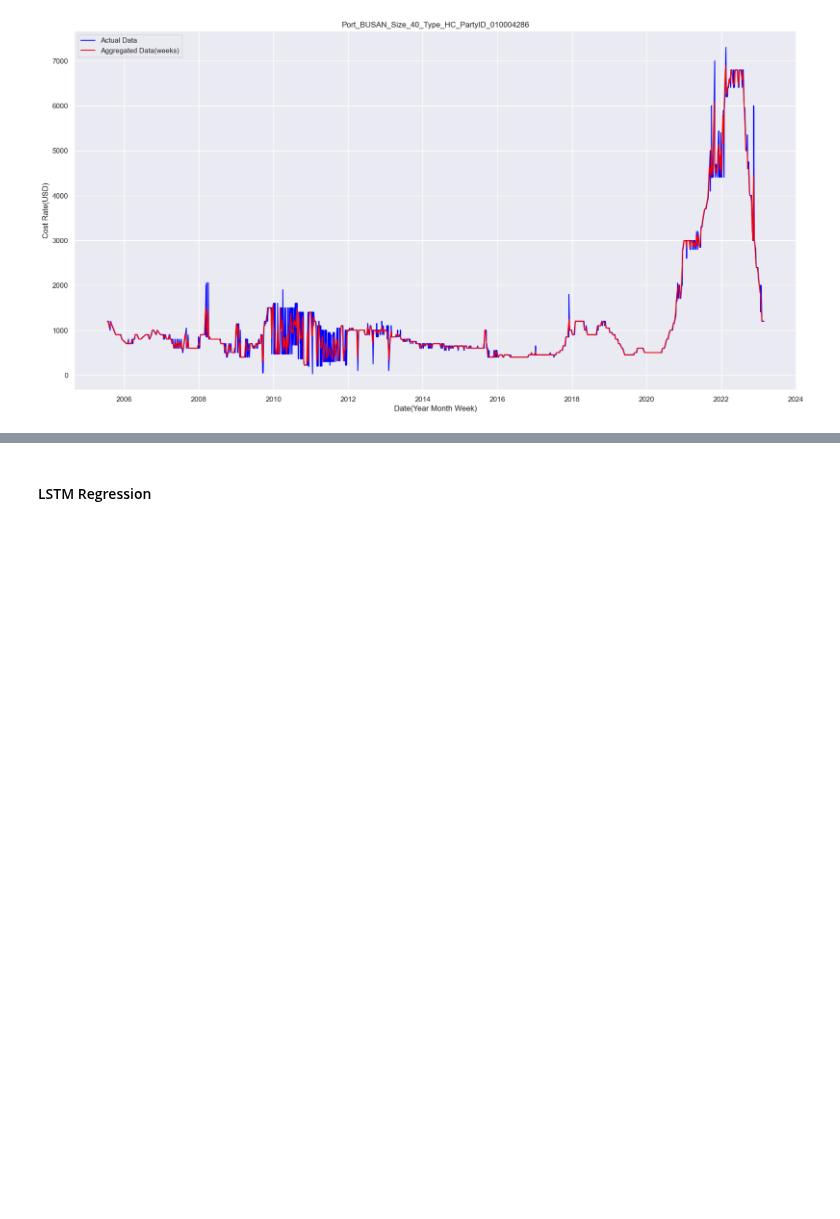
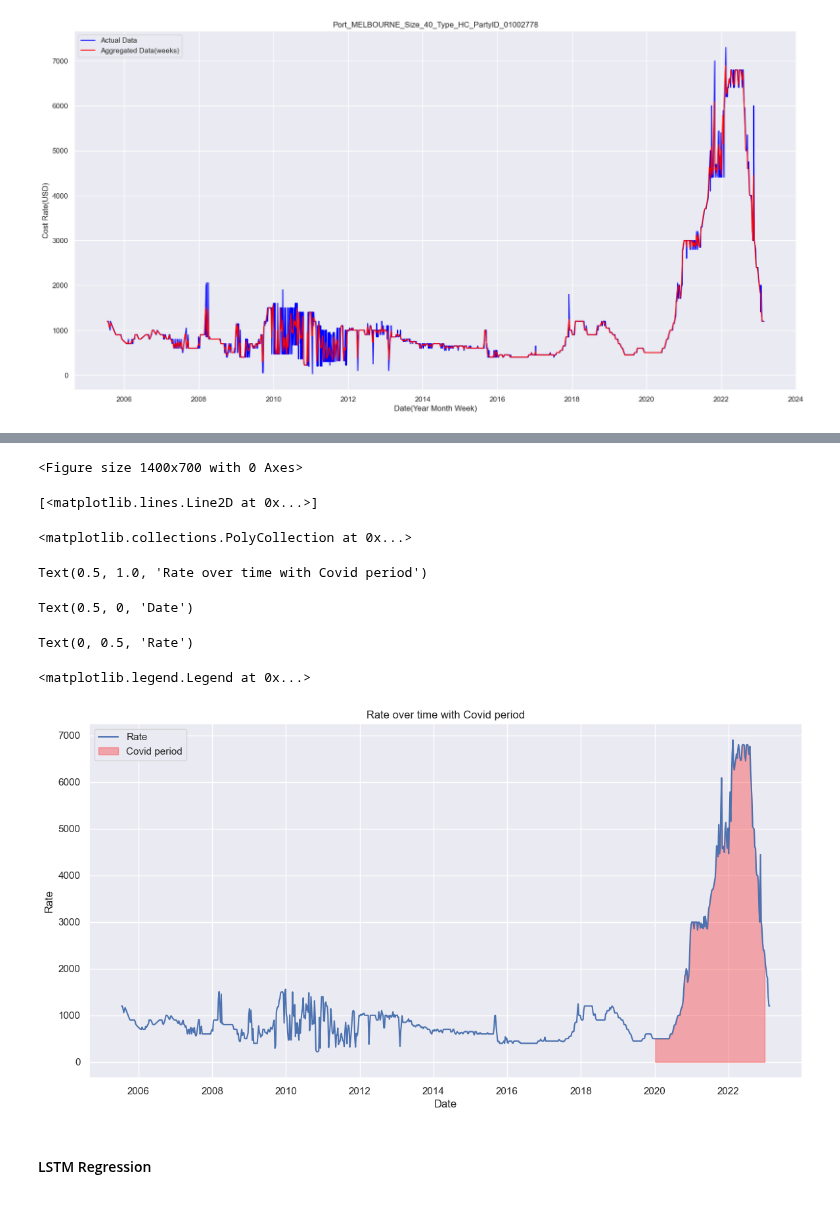
Before and after one commit to aloysiuswjw/Cost-Rate-Analysis, a Jupyter notebook: busan_week1_LSTM_attempt4_external_fea.ipynb, the cells around one changed output, grey strips where cells are left out. Drawn from its saved outputs; the diff is of its cells as text; code cells hidden in the pictures; blank space fills up the shorter version.

```diff
--- a/busan_week1_LSTM_attempt4_external_fea.ipynb
+++ b/busan_week1_LSTM_attempt4_external_fea.ipynb
@@ -145,14 +145,17 @@ Number of rows in Port_MELBOURNE_Size_40_Type_HC_PartyID_01002778: 1341
 Number of rows in Port_SYDNEY_Size_40_Type_HC_PartyID_01002779: 1308
 Number of rows in Port_DUBAI (JEBEL ALI)_Size_40_Type_HC_PartyID_01002788: 1070
 # %%
+# Global selection
+sel_country = old_df[2]
+
 # Accessing the highest count in the each keypouch, new and old.
-sel_df = filtered_dataframe1[old_df[2]]
+sel_df = filtered_dataframe1[sel_country]
 sel_df.head(5)
 sel_df.tail(5)
 sel_df.info()
 print("\n")
 
-latest_sel_df = filtered_dataframe2[new_df[2]]
+latest_sel_df = filtered_dataframe2[sel_country]
 latest_sel_df.head(5)
 latest_sel_df.tail(5)
 latest_sel_df.info()
@@ -405,6 +340,3 @@ plt.legend()
 plt.show();
 # %% [output]
 [figure]
-# %%
-agg_df['Covid'] = 0
-agg_df.loc[(agg_df.index >= '2020-01') & (agg_df.index <= '2023-01'), 'Covid'] = 1
@@ -413,3 +368,35 @@ TypeError: Invalid comparison between dtype=int64 and str
+# %%
+# Create a new column indicating whether each month is affected by COVID-19
+agg_df['Covid'] = 0
+agg_df.loc[(agg_df['YearMonthWeek'] >= '2020-01') & (agg_df['YearMonthWeek'] <= '2023-01'), 'Covid'] = 1
+
+# Just to preview entries that is marked as covid:
+agg_df_covid = agg_df[agg_df['Covid'] == 1]
+
+
+# Create the basic figure
+plt.figure(figsize=(14, 7))
+plt.plot(agg_df['YearMonthWeek'], agg_df['Rate'], label='Rate')
+
+# Fill area affected by COVID-19
+plt.fill_between(agg_df['YearMonthWeek'], agg_df['Rate'], where=(agg_df['Covid']==1), color='red', alpha=0.3, label='Covid period')
+
+# Add some extra features to the plot
+plt.title('Rate over time with Covid period')
+plt.xlabel('Date')
+plt.ylabel('Rate')
+plt.legend()
+plt.grid(True)
+plt.show()
+# %% [output]
+<Figure size 1400x700 with 0 Axes>
+[<matplotlib.lines.Line2D at 0x...>]
+<matplotlib.collections.PolyCollection at 0x...>
+Text(0.5, 1.0, 'Rate over time with Covid period')
+Text(0.5, 0, 'Date')
+Text(0, 0.5, 'Rate')
+<matplotlib.legend.Legend at 0x...>
+[figure, added]
 # %% [markdown]
 <h4>LSTM Regression<h4>
 # %%
```
Also changed, not shown: parts of 7 cells of this notebook, 20 other files.
